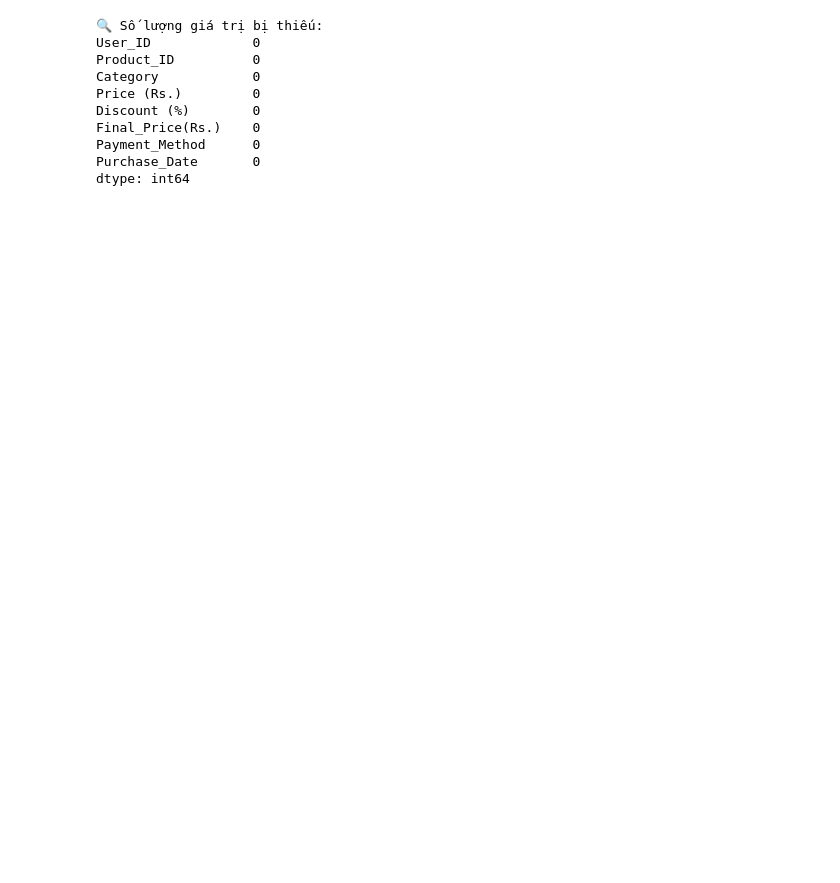
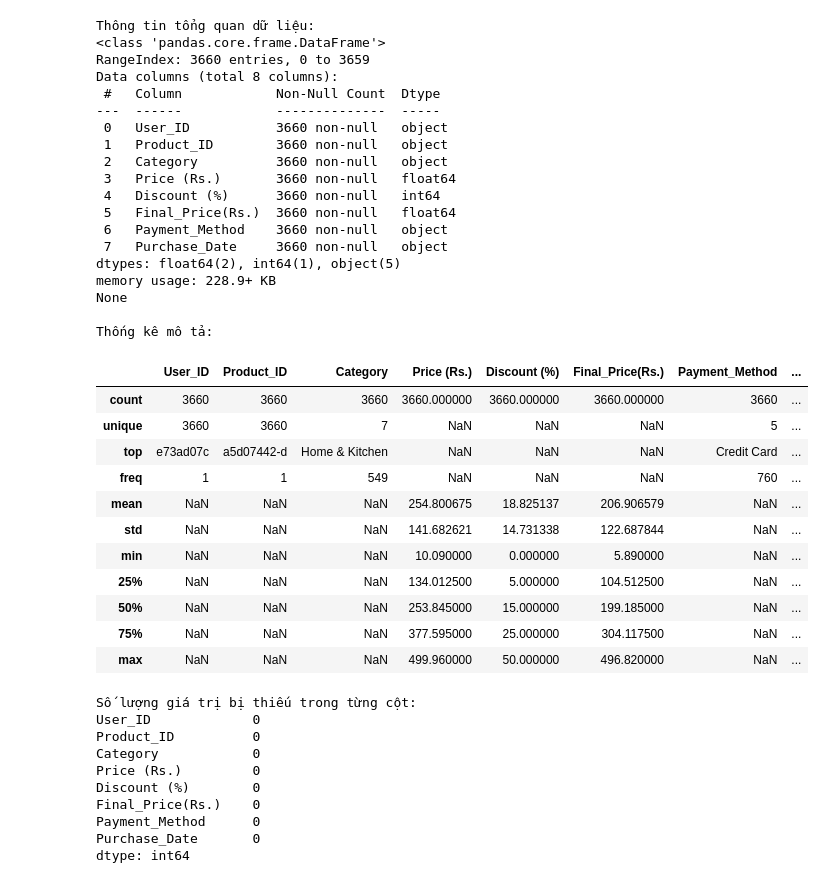
Before and after one commit to Duongvutung/BTL_BigData, a Jupyter notebook: notebooks/01_Data_Preprocessing.ipynb, the cells around one changed output. Saved outputs shown, nothing was run; the diff lists cells and outputs as text; code cells hidden in the pictures; blank space fills up the shorter version.

```diff
--- a/notebooks/01_Data_Preprocessing.ipynb
+++ b/notebooks/01_Data_Preprocessing.ipynb
@@ -36,0 +1,17 @@ Data columns (total 8 columns):
+# %%
+import pandas as pd
+import numpy as np
+import matplotlib.pyplot as plt
+import seaborn as sns
+import os
+
+pd.set_option('display.max_columns', None)
+sns.set(style="whitegrid")
+# %%
+file_path = r"C:\Users\Admin\Desktop\BTL_BigData\data\dataset_1761666182405\ecommerce_dataset_updated.csv"
+df = pd.read_csv(file_path)
+
+print("Đọc dữ liệu thành công!")
+print(f"Kích thước dữ liệu: {df.shape}")
+print("\n5 dòng đầu tiên:")
+display(df.head())
@@ -37,9 +29,46 @@ Data columns (total 8 columns):
+# %%
+print("\nThông tin tổng quan dữ liệu:")
+print(df.info())
+
+print("\nThống kê mô tả:")
+display(df.describe(include='all'))
+# %% [output]
+Thông tin tổng quan dữ liệu:
+<class 'pandas.core.frame.DataFrame'>
+RangeIndex: 3660 entries, 0 to 3659
+Data columns (total 8 columns):
+ #   Column            Non-Null Count  Dtype
+---  ------            --------------  -----
+ 0   User_ID           3660 non-null   object
+ 1   Product_ID        3660 non-null   object
+ 2   Category          3660 non-null   object
+ 3   Price (Rs.)       3660 non-null   float64
+ 4   Discount (%)      3660 non-null   int64
+ 5   Final_Price(Rs.)  3660 non-null   float64
+ 6   Payment_Method    3660 non-null   object
+ 7   Purchase_Date     3660 non-null   object
+dtypes: float64(2), int64(1), object(5)
+memory usage: 228.9+ KB
+None
+
+Thống kê mô tả:
+|  | User_ID | Product_ID | Category | Price (Rs.) | Discount (%) | Final_Price(Rs.) | Payment_Method | ... |
+| count | 3660 | 3660 | 3660 | 3660.000000 | 3660.000000 | 3660.000000 | 3660 | ... |
+| unique | 3660 | 3660 | 7 | NaN | NaN | NaN | 5 | ... |
+| top | e73ad07c | a5d07442-d | Home & Kitchen | NaN | NaN | NaN | Credit Card | ... |
+| freq | 1 | 1 | 549 | NaN | NaN | NaN | 760 | ... |
+| mean | NaN | NaN | NaN | 254.800675 | 18.825137 | 206.906579 | NaN | ... |
+| std | NaN | NaN | NaN | 141.682621 | 14.731338 | 122.687844 | NaN | ... |
+| min | NaN | NaN | NaN | 10.090000 | 0.000000 | 5.890000 | NaN | ... |
+| 25% | NaN | NaN | NaN | 134.012500 | 5.000000 | 104.512500 | NaN | ... |
+| 50% | NaN | NaN | NaN | 253.845000 | 15.000000 | 199.185000 | NaN | ... |
+| 75% | NaN | NaN | NaN | 377.595000 | 25.000000 | 304.117500 | NaN | ... |
+| max | NaN | NaN | NaN | 499.960000 | 50.000000 | 496.820000 | NaN | ... |
 # %%
-# --- 2. Kiểm tra dữ liệu bị thiếu ---
-print("\n🔍 Số lượng giá trị bị thiếu:")
+print("\nSố lượng giá trị bị thiếu trong từng cột:")
 print(df.isnull().sum())
 # %% [output]
-🔍 Số lượng giá trị bị thiếu:
+Số lượng giá trị bị thiếu trong từng cột:
 User_ID             0
 Product_ID          0
 Category            0
```
Also changed, not shown: parts of 17 cells of this notebook, 15 other files.
